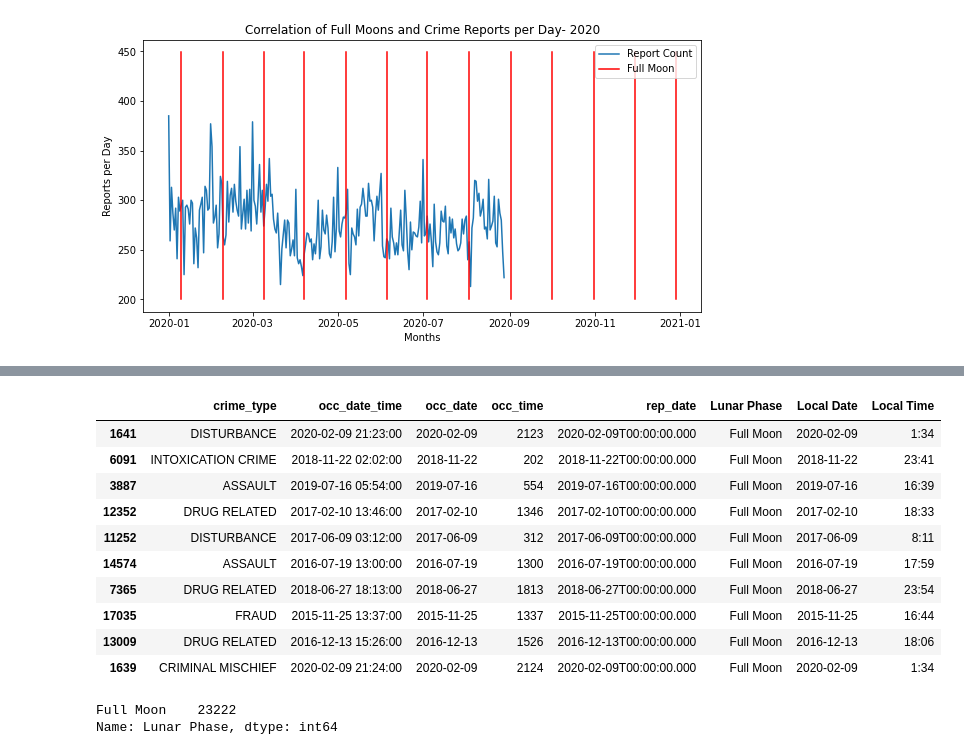
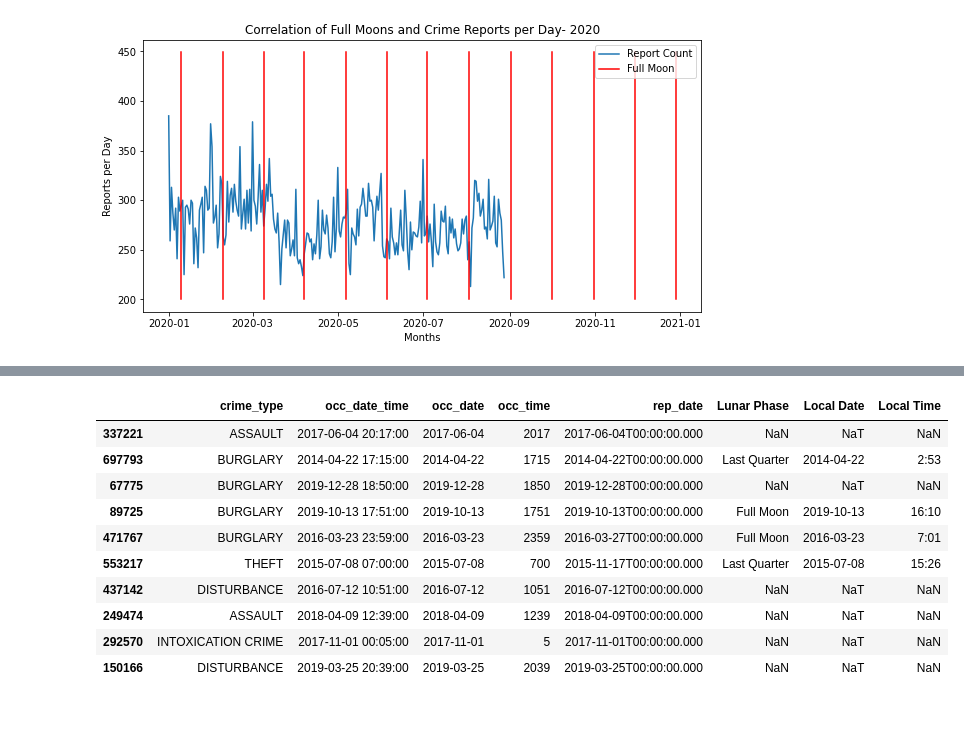
Before and after one commit to flashforward89/Project-1, a Jupyter notebook: Greg Folder/Crime_MoonPhase.ipynb, the cells around one changed output, grey strips where cells are left out. Cells and saved outputs as stored; diff of their text form; code cells hidden in the pictures; blank space fills up the shorter version.

```diff
--- a/Greg Folder/Crime_MoonPhase.ipynb
+++ b/Greg Folder/Crime_MoonPhase.ipynb
@@ -566,25 +443,19 @@ dtype: object
 # %%
+#create a list of the top 10 most reported crimes
+crime_list = ['THEFT', 'DISTURBANCE', 'BURGLARY', 'ASSAULT', 'INTOXICATION CRIME', 'CRIMINAL MISCHIEF', 'DRUG RELATED', 'FRAUD', 'HARASSMENT', 'RUNAWAY CHILD']
 
-#create a list of only the crimes we want
-crime_stats = ['THEFT', 'DISTURBANCE', 'BURGLARY', 'ASSAULT', 'INTOXICATION CRIME', 'CRIMINAL MISCHIEF', 'DRUG RELATED', 'FRAUD', 'HARASSMENT', 'RUNAWAY CHILD']
+top_crime_df = crime_grouped.loc[crime_grouped['crime_type'].isin(crime_list)]
 
-crime_stats_df = combined_lunar_phase_df.loc[combined_lunar_phase_df['crime_type'].isin(crime_list)]
-
-crime_stats_df.sample(10)
+top_crime_df.sample(10)
 # %% [output]
 |  | crime_type | occ_date_time | occ_date | occ_time | rep_date | Lunar Phase | Local Date | Local Time |
-| 1641 | DISTURBANCE | 2020-02-09 21:23:00 | 2020-02-09 | 2123 | 2020-02-09T00:00:00.000 | Full Moon | 2020-02-09 | 1:34 |
-| 6091 | INTOXICATION CRIME | 2018-11-22 02:02:00 | 2018-11-22 | 202 | 2018-11-22T00:00:00.000 | Full Moon | 2018-11-22 | 23:41 |
-| 3887 | ASSAULT | 2019-07-16 05:54:00 | 2019-07-16 | 554 | 2019-07-16T00:00:00.000 | Full Moon | 2019-07-16 | 16:39 |
-| 12352 | DRUG RELATED | 2017-02-10 13:46:00 | 2017-02-10 | 1346 | 2017-02-10T00:00:00.000 | Full Moon | 2017-02-10 | 18:33 |
-| 11252 | DISTURBANCE | 2017-06-09 03:12:00 | 2017-06-09 | 312 | 2017-06-09T00:00:00.000 | Full Moon | 2017-06-09 | 8:11 |
-| 14574 | ASSAULT | 2016-07-19 13:00:00 | 2016-07-19 | 1300 | 2016-07-19T00:00:00.000 | Full Moon | 2016-07-19 | 17:59 |
-| 7365 | DRUG RELATED | 2018-06-27 18:13:00 | 2018-06-27 | 1813 | 2018-06-27T00:00:00.000 | Full Moon | 2018-06-27 | 23:54 |
-| 17035 | FRAUD | 2015-11-25 13:37:00 | 2015-11-25 | 1337 | 2015-11-25T00:00:00.000 | Full Moon | 2015-11-25 | 16:44 |
-| 13009 | DRUG RELATED | 2016-12-13 15:26:00 | 2016-12-13 | 1526 | 2016-12-13T00:00:00.000 | Full Moon | 2016-12-13 | 18:06 |
-| 1639 | CRIMINAL MISCHIEF | 2020-02-09 21:24:00 | 2020-02-09 | 2124 | 2020-02-09T00:00:00.000 | Full Moon | 2020-02-09 | 1:34 |
+| 337221 | ASSAULT | 2017-06-04 20:17:00 | 2017-06-04 | 2017 | 2017-06-04T00:00:00.000 | NaN | NaT | NaN |
+| 697793 | BURGLARY | 2014-04-22 17:15:00 | 2014-04-22 | 1715 | 2014-04-22T00:00:00.000 | Last Quarter | 2014-04-22 | 2:53 |
+| 67775 | BURGLARY | 2019-12-28 18:50:00 | 2019-12-28 | 1850 | 2019-12-28T00:00:00.000 | NaN | NaT | NaN |
+| 89725 | BURGLARY | 2019-10-13 17:51:00 | 2019-10-13 | 1751 | 2019-10-13T00:00:00.000 | Full Moon | 2019-10-13 | 16:10 |
+| 471767 | BURGLARY | 2016-03-23 23:59:00 | 2016-03-23 | 2359 | 2016-03-27T00:00:00.000 | Full Moon | 2016-03-23 | 7:01 |
+| 553217 | THEFT | 2015-07-08 07:00:00 | 2015-07-08 | 700 | 2015-11-17T00:00:00.000 | Last Quarter | 2015-07-08 | 15:26 |
+| 437142 | DISTURBANCE | 2016-07-12 10:51:00 | 2016-07-12 | 1051 | 2016-07-12T00:00:00.000 | NaN | NaT | NaN |
+| 249474 | ASSAULT | 2018-04-09 12:39:00 | 2018-04-09 | 1239 | 2018-04-09T00:00:00.000 | NaN | NaT | NaN |
+| 292570 | INTOXICATION CRIME | 2017-11-01 00:05:00 | 2017-11-01 | 5 | 2017-11-01T00:00:00.000 | NaN | NaT | NaN |
+| 150166 | DISTURBANCE | 2019-03-25 20:39:00 | 2019-03-25 | 2039 | 2019-03-25T00:00:00.000 | NaN | NaT | NaN |
-# %%
-combined_lunar_phase_df['Lunar Phase'].value_counts()
-# %% [output]
-Full Moon    23222
-Name: Lunar Phase, dtype: int64
```
Also changed, not shown: parts of 42 cells of this notebook, 2 other files.
